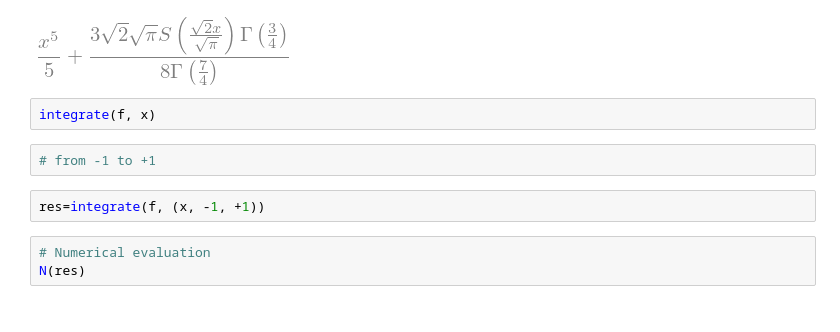
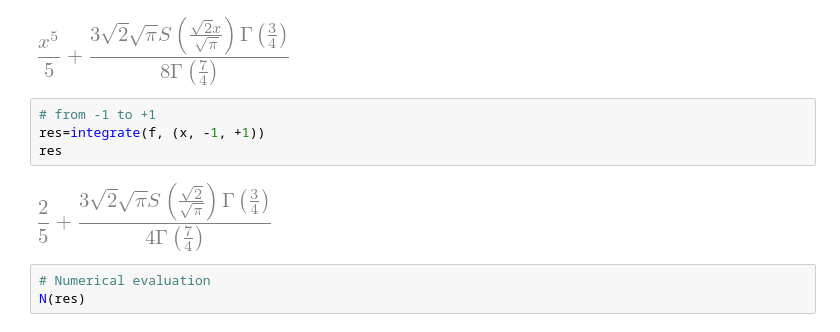
Before and after one commit to PHY407-UofT/lectures-2021, a Jupyter notebook: Lecture03/L03-GaussianQuad-NumericalDiff.ipynb, the cells around one changed output. Saved outputs shown, nothing was run; the diff lists cells and outputs as text.

```diff
--- a/Lecture03/L03-GaussianQuad-NumericalDiff.ipynb
+++ b/Lecture03/L03-GaussianQuad-NumericalDiff.ipynb
@@ -152,12 +179,12 @@ plotting.plot(f, (x, -1, 1))
 integrate(f, x)
 # %% [output]
 [figure]
-# %%
-integrate(f, x)
 # %%
 # from -1 to +1
+res=integrate(f, (x, -1, +1))
+res
+# %% [output]
+[figure, added]
-# %%
-res=integrate(f, (x, -1, +1))
 # %%
 # Numerical evaluation
 N(res)
```
Also changed, not shown: parts of 18 cells of this notebook.
